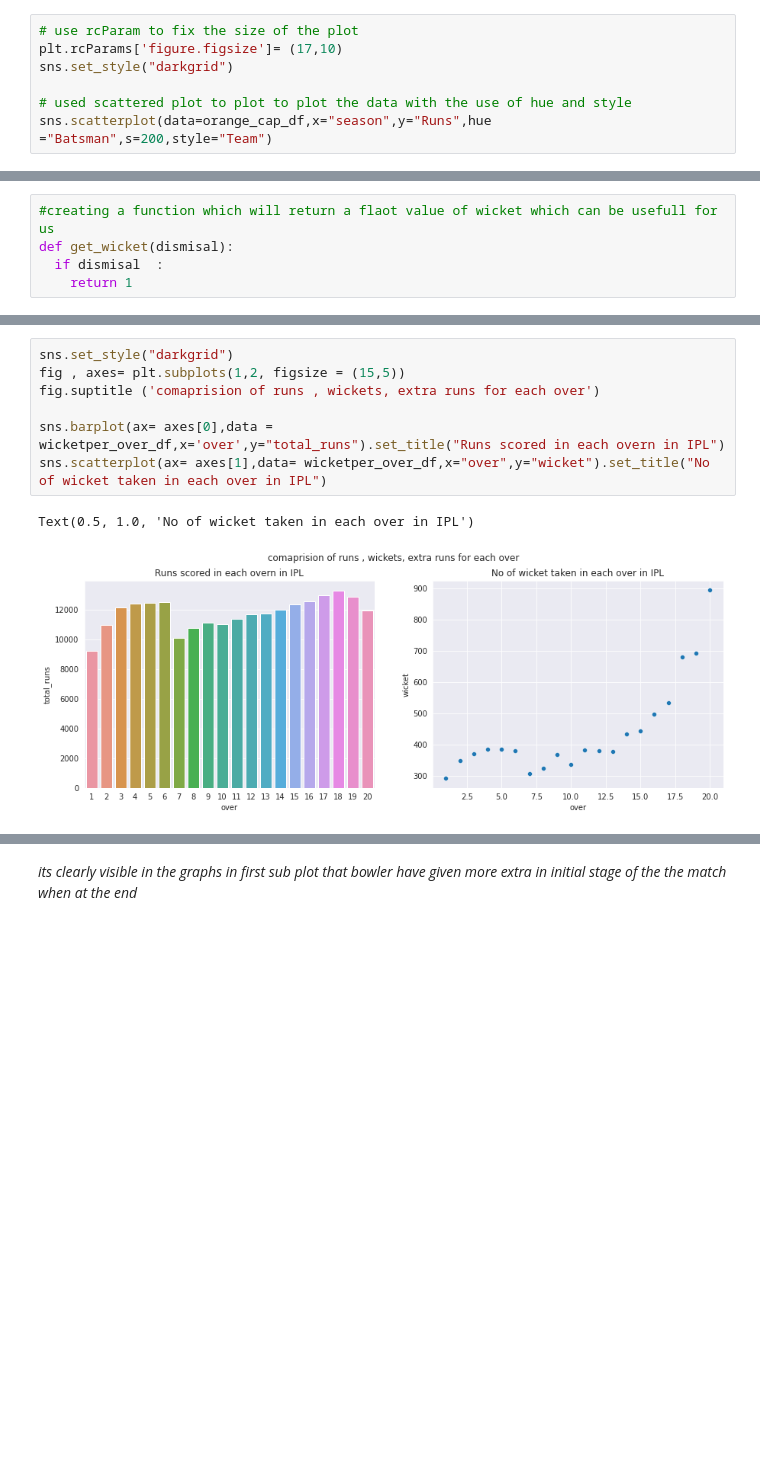
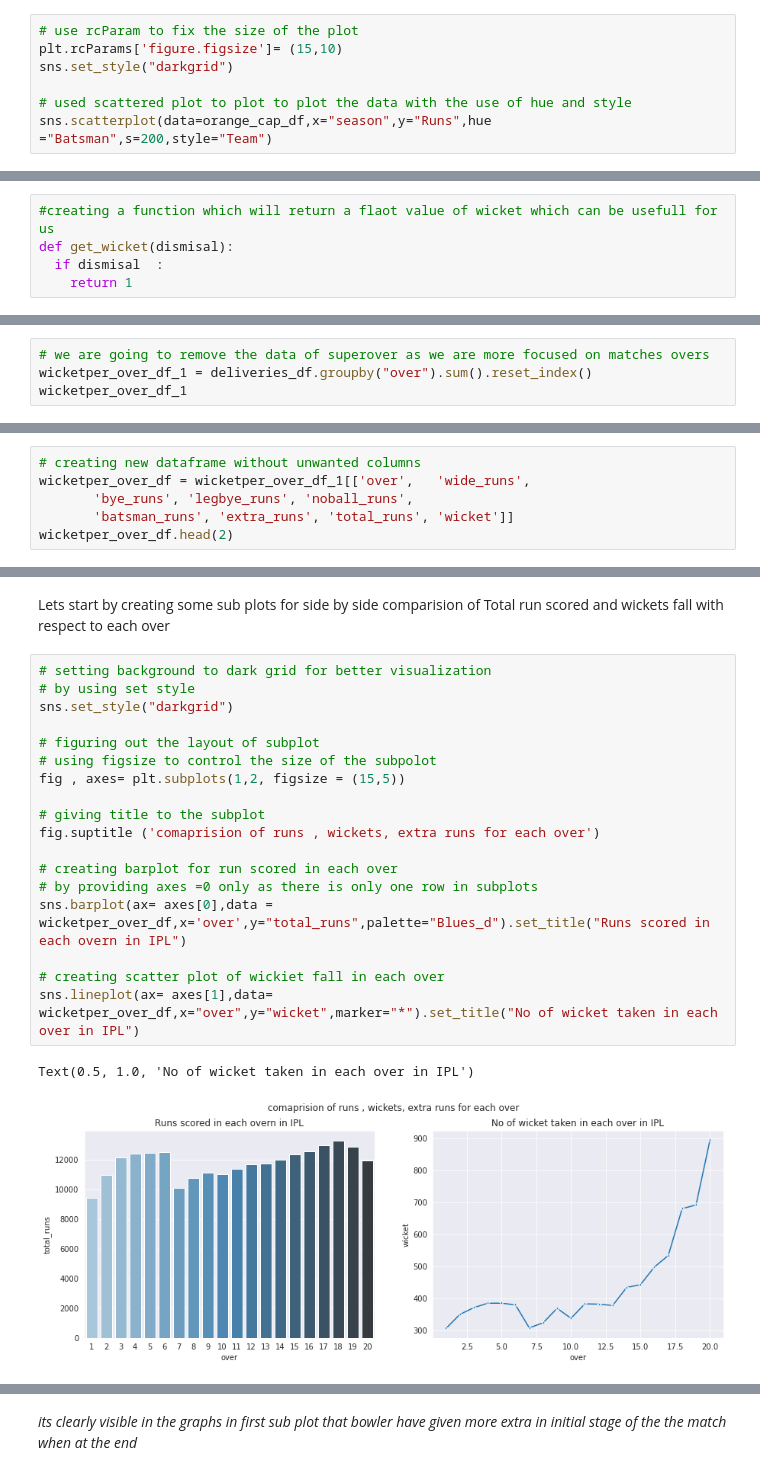
Before and after one commit to rajatpal00/-ABTN0104--IPL-T20-Cricket-Analysis-, a Jupyter notebook: Rajat_Kr_Pal_24_02_2021_[ABTN0104]_IPL_T20_Cricket_Analysis_Capstone_Project.ipynb, the cells around one changed output, grey strips where cells are left out. Drawn from its saved outputs; the diff is of its cells as text; blank space fills up the shorter version.

```diff
--- a/Rajat_Kr_Pal_24_02_2021_[ABTN0104]_IPL_T20_Cricket_Analysis_Capstone_Project.ipynb
+++ b/Rajat_Kr_Pal_24_02_2021_[ABTN0104]_IPL_T20_Cricket_Analysis_Capstone_Project.ipynb
@@ -317,7 +356,7 @@ orange_cap_df.style.background_gradient(cmap="Blues")
 **Now by ploting the scatter gragh we can see which team has maximum orange cap holder**
 # %%
 # use rcParam to fix the size of the plot
-plt.rcParams['figure.figsize']= (17,10)
+plt.rcParams['figure.figsize']= (15,10)
 sns.set_style("darkgrid")
 
 # used scattered plot to plot to plot the data with the use of hue and style
@@ -375,0 +392,4 @@ Lets create some sub plots
+# %%
+# we are going to remove the data of superover as we are more focused on matches overs
+wicketper_over_df_1 = deliveries_df.groupby("over").sum().reset_index()
+wicketper_over_df_1
@@ -375,0 +428,6 @@ Lets create some sub plots
+# %%
+# creating new dataframe without unwanted columns
+wicketper_over_df = wicketper_over_df_1[['over',   'wide_runs',
+       'bye_runs', 'legbye_runs', 'noball_runs',
+       'batsman_runs', 'extra_runs', 'total_runs', 'wicket']]
+wicketper_over_df.head(2)
@@ -376,10 +452,23 @@ Lets create some sub plots
+# %% [markdown]
+Lets start by  creating some sub plots for side by side comparision of Total run scored and wickets fall with respect to each over
 # %%
+# setting background to dark grid for better visualization
+# by using set style
 sns.set_style("darkgrid")
+
+# figuring out the layout of subplot
+# using figsize to control the size of the subpolot
 fig , axes= plt.subplots(1,2, figsize = (15,5))
+
+# giving title to the subplot
 fig.suptitle ('comaprision of runs , wickets, extra runs for each over')
 
-sns.barplot(ax= axes[0],data = wicketper_over_df,x='over',y="total_runs").set_title("Runs scored in each overn in IPL")
-sns.scatterplot(ax= axes[1],data= wicketper_over_df,x="over",y="wicket").set_title("No of wicket taken in each over in IPL")
+# creating barplot for run scored in each over
+# by providing axes =0 only as there is only one row in subplots
+sns.barplot(ax= axes[0],data = wicketper_over_df,x='over',y="total_runs",palette="Blues_d").set_title("Runs scored in each overn in IPL")
+
+# creating scatter plot of wickiet fall in each over
+sns.lineplot(ax= axes[1],data= wicketper_over_df,x="over",y="wicket",marker="*").set_title("No of wicket taken in each over in IPL")
 # %% [output]
 Text(0.5, 1.0, 'No of wicket taken in each over in IPL')
-[figure, old version]
+[figure, new version]
```
Also changed, not shown: parts of 56 cells of this notebook.
